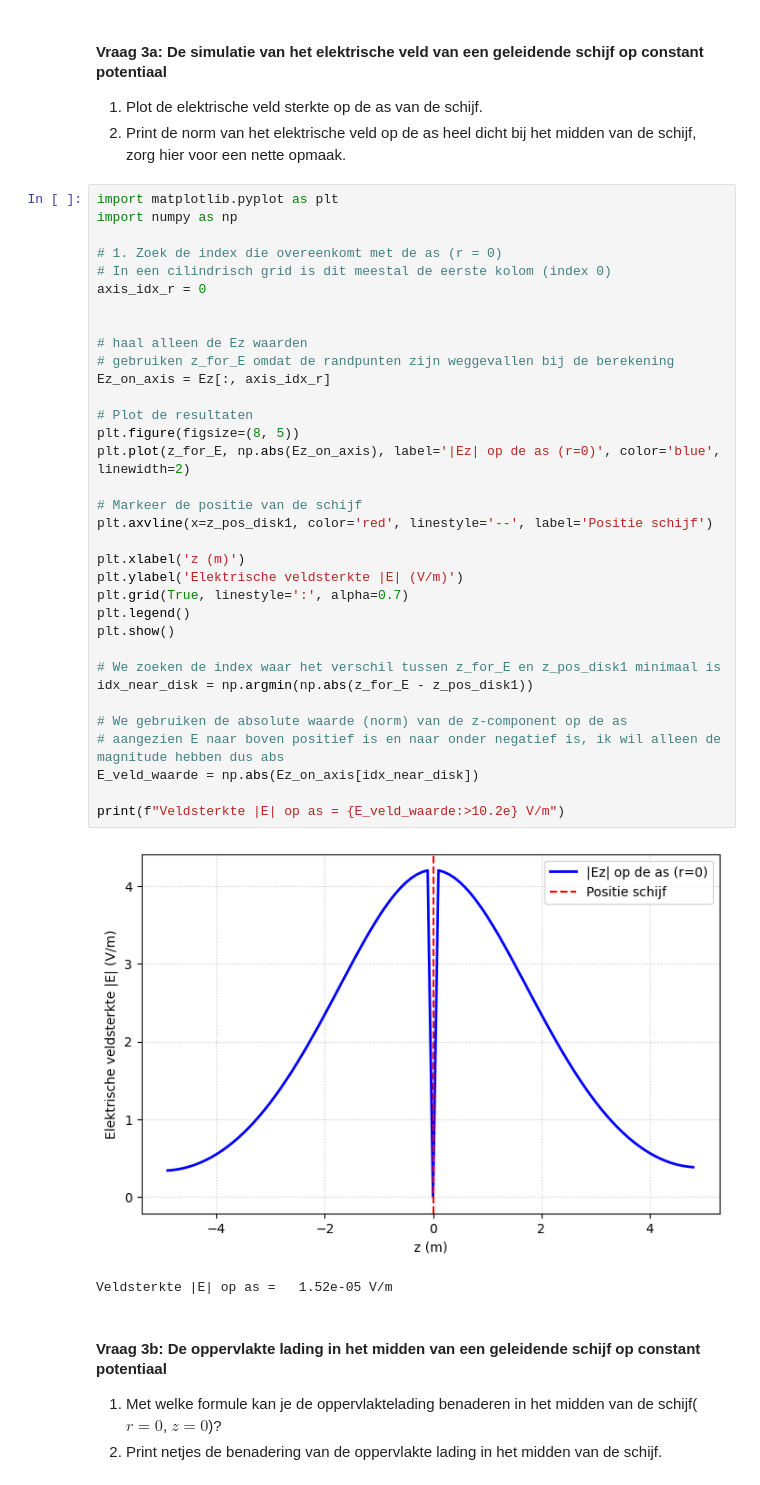
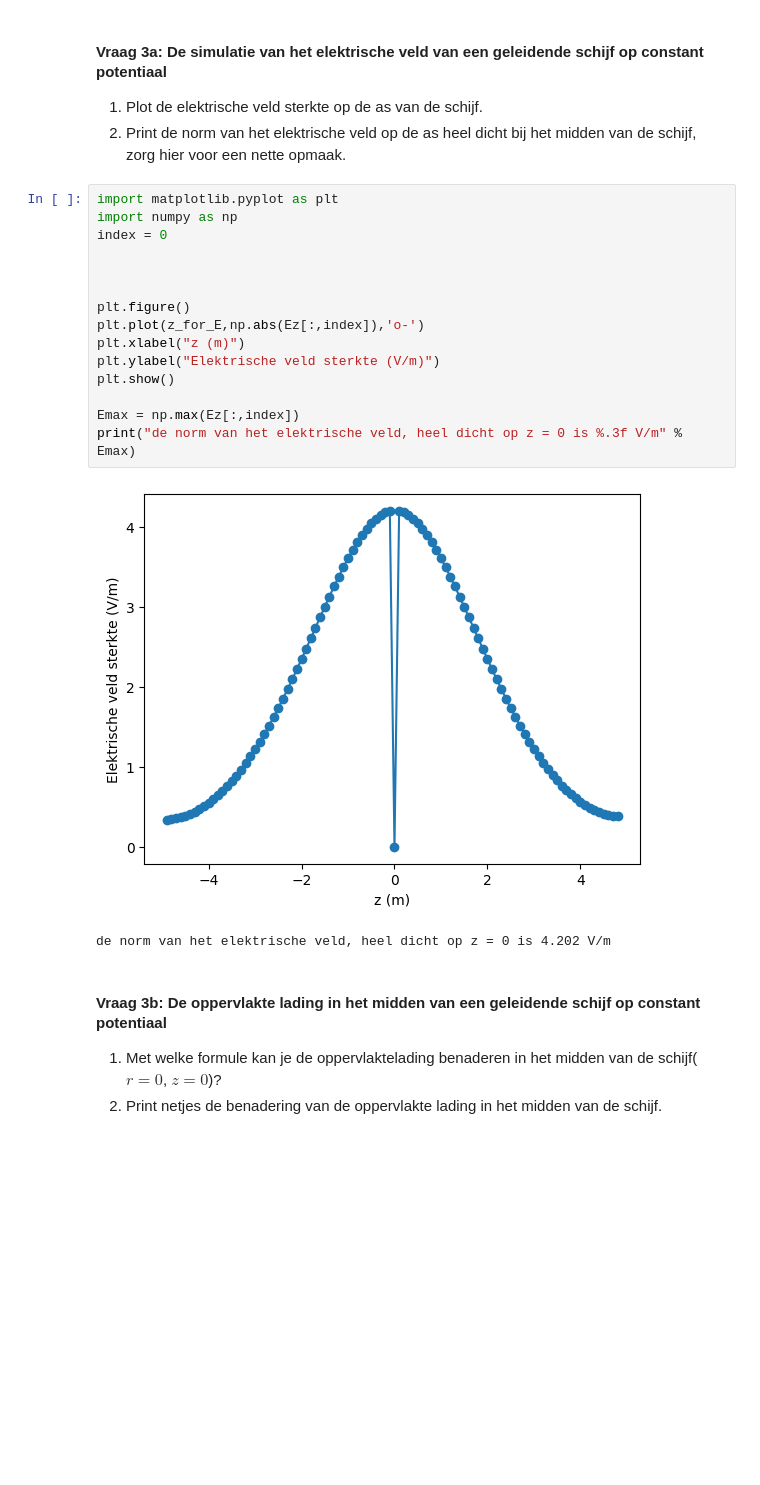
Before and after one commit to cedricleiden/DEF-D-opdrachten-Cedric-Peignier, a Jupyter notebook: DigitaleOntwerpopdrachten/1CondensatorOpdracht/CondensatorOntwerpopdracht(3&4 opnieuw).ipynb, the cells around one changed output. Cells and saved outputs as stored; diff of their text form; blank space fills up the shorter version.

```diff
--- a/DigitaleOntwerpopdrachten/1CondensatorOpdracht/CondensatorOntwerpopdracht(3&4 opnieuw).ipynb
+++ b/DigitaleOntwerpopdrachten/1CondensatorOpdracht/CondensatorOntwerpopdracht(3&4 opnieuw).ipynb
@@ -425,40 +425,21 @@ plot_results_disk(Ez, Er, normE, V, r, z, grid_step, disk_radius, z_pos_disk1, z
 # %%
 import matplotlib.pyplot as plt
 import numpy as np
-
-# 1. Zoek de index die overeenkomt met de as (r = 0)
-# In een cilindrisch grid is dit meestal de eerste kolom (index 0)
-axis_idx_r = 0
+index = 0
 
 
-# haal alleen de Ez waarden
-# gebruiken z_for_E omdat de randpunten zijn weggevallen bij de berekening
-Ez_on_axis = Ez[:, axis_idx_r]
 
-# Plot de resultaten
-plt.figure(figsize=(8, 5))
-plt.plot(z_for_E, np.abs(Ez_on_axis), label='|Ez| op de as (r=0)', color='blue', linewidth=2)
-
-# Markeer de positie van de schijf
-plt.axvline(x=z_pos_disk1, color='red', linestyle='--', label='Positie schijf')
-
-plt.xlabel('z (m)')
-plt.ylabel('Elektrische veldsterkte |E| (V/m)')
-plt.grid(True, linestyle=':', alpha=0.7)
-plt.legend()
+plt.figure()
+plt.plot(z_for_E,np.abs(Ez[:,index]),'o-')
+plt.xlabel("z (m)")
+plt.ylabel("Elektrische veld sterkte (V/m)")
 plt.show()
 
-# We zoeken de index waar het verschil tussen z_for_E en z_pos_disk1 minimaal is
-idx_near_disk = np.argmin(np.abs(z_for_E - z_pos_disk1))
-
-# We gebruiken de absolute waarde (norm) van de z-component op de as
-# aangezien E naar boven positief is en naar onder negatief is, ik wil alleen de magnitude hebben dus abs
-E_veld_waarde = np.abs(Ez_on_axis[idx_near_disk])
-
-print(f"Veldsterkte |E| op as = {E_veld_waarde:>10.2e} V/m")
+Emax = np.max(Ez[:,index])
+print("de norm van het elektrische veld, heel dicht op z = 0 is %.3f V/m" % Emax)
 # %% [output]
-[figure, old version]
+[figure, new version]
-Veldsterkte |E| op as =   1.52e-05 V/m
+de norm van het elektrische veld, heel dicht op z = 0 is 4.202 V/m
 # %% [markdown]
 #### Vraag 3b: De oppervlakte lading in het midden van een geleidende schijf op constant potentiaal
 
```
Also changed, not shown: parts of 4 cells of this notebook.
